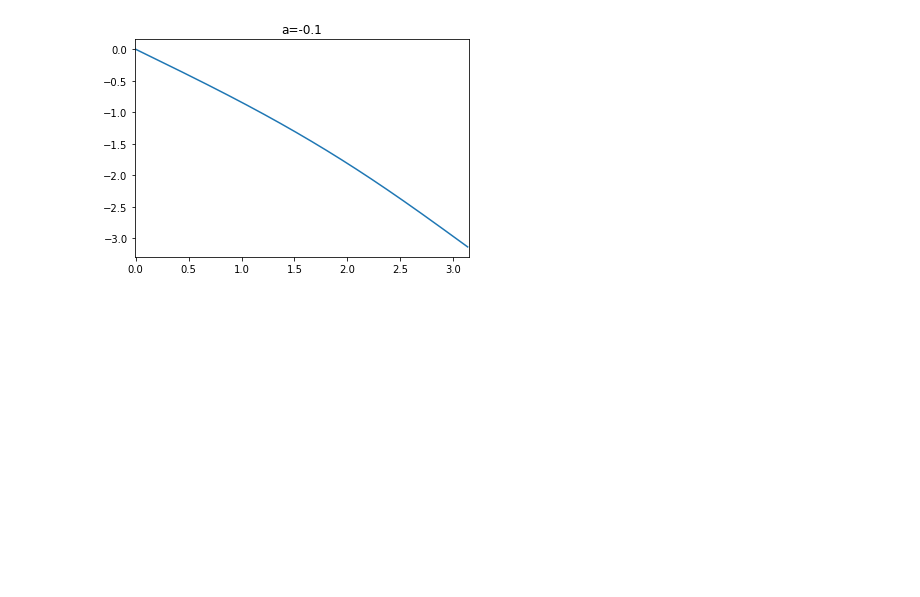
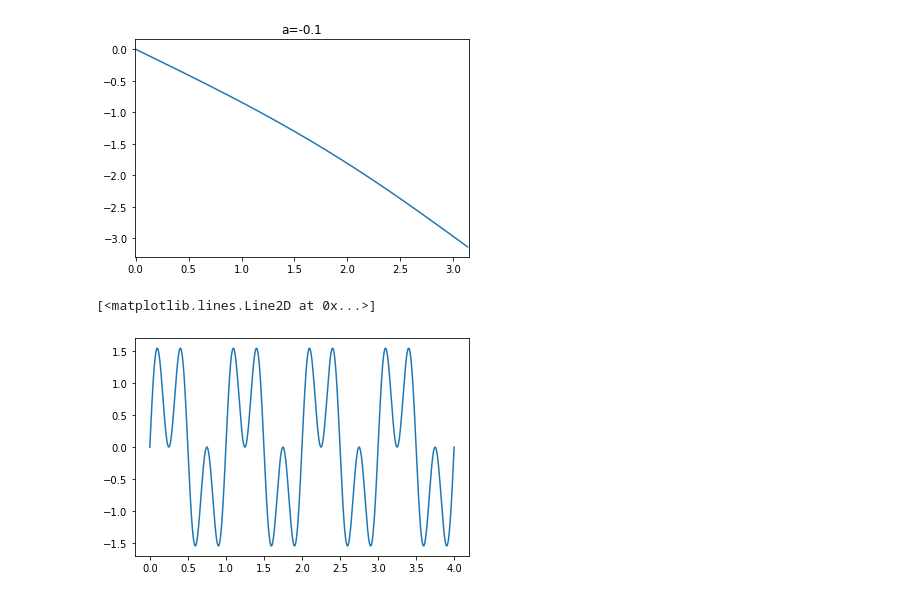
Before and after one commit to MahmoudRabea13/Z-Transform-Web-app, a Jupyter notebook: try.ipynb, the cells around one changed output. Drawn from its saved outputs; the diff is of its cells as text; code cells hidden in the pictures; blank space fills up the shorter version.

```diff
--- a/try.ipynb
+++ b/try.ipynb
@@ -29,0 +34,10 @@ plt.savefig('./static/catalog/-0.1.png')
+# %%
+x = np.linspace(0, 4, 1000)
+y1 = np.sin(2*np.pi*1*x)
+y2 = np.sin(2*np.pi*3*x)
+y = y1 + y2
+# %%
+plt.plot(x, y)
+# %% [output]
+[<matplotlib.lines.Line2D at 0x...>]
+[figure, added]
```
Also changed, not shown: parts of 2 cells of this notebook, 1 other file.
